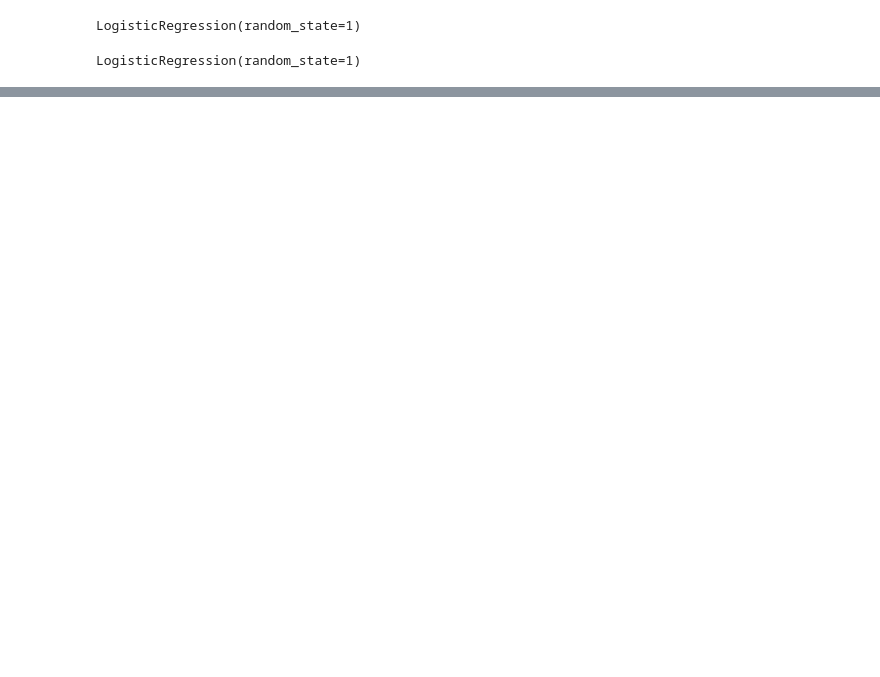
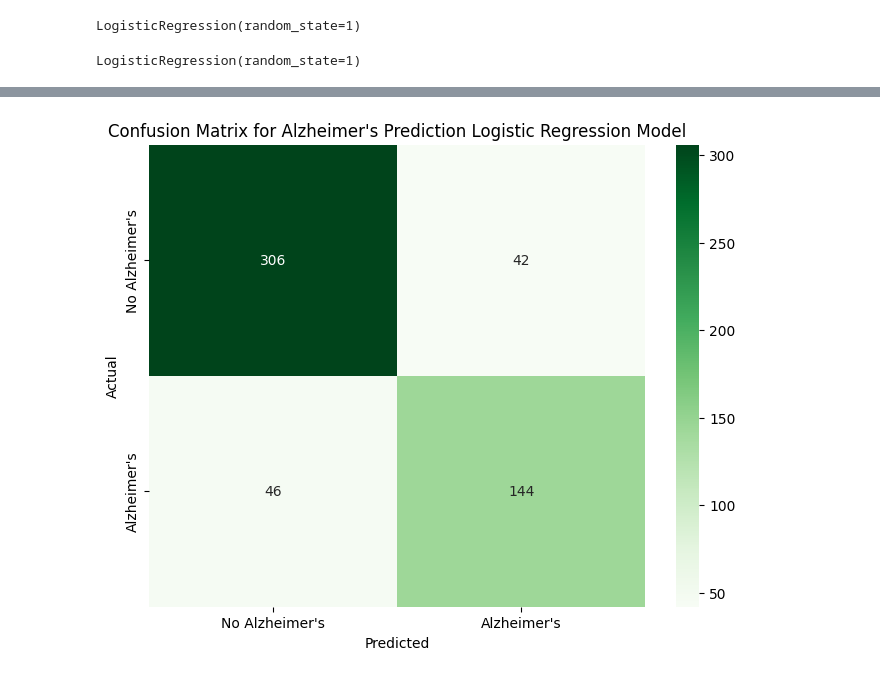
Before and after one commit to clane48088/Team_One_Final_Project, a Jupyter notebook: final_project_LogReg.ipynb, the cells around one changed output, grey strips where cells are left out. Drawn from its saved outputs; the diff is of its cells as text; code cells hidden in the pictures; blank space fills up the shorter version.

Commit message:
updated - confusion matrix heat map

```diff
--- a/final_project_LogReg.ipynb
+++ b/final_project_LogReg.ipynb
@@ -191,3 +199,17 @@ array([[309,  39],
+# %%
+import seaborn as sns
+# Visualize the confusion matrix with seaborn
+
+plt.figure(figsize=(8, 6))
+sns.heatmap(cm, annot=True, fmt='d', cmap='Greens',
+            xticklabels=['No Alzheimer\'s', 'Alzheimer\'s'],
+            yticklabels=['No Alzheimer\'s', 'Alzheimer\'s'])
+plt.xlabel('Predicted')
+plt.ylabel('Actual')
+plt.title('Confusion Matrix for Alzheimer\'s Prediction Logistic Regression Model')
+plt.show()
+# %% [output]
+[figure, added]
 # %%
 #Classification Report
 print(classification_report(y_test, predictions))
```
Also changed, not shown: parts of 11 cells of this notebook.
